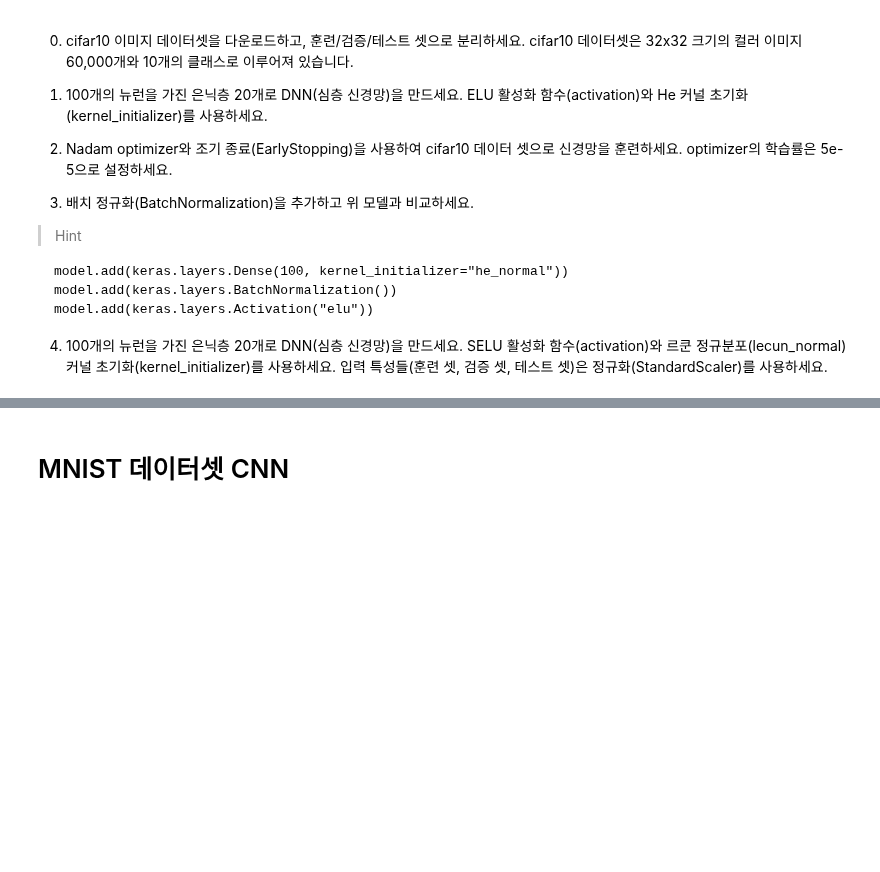
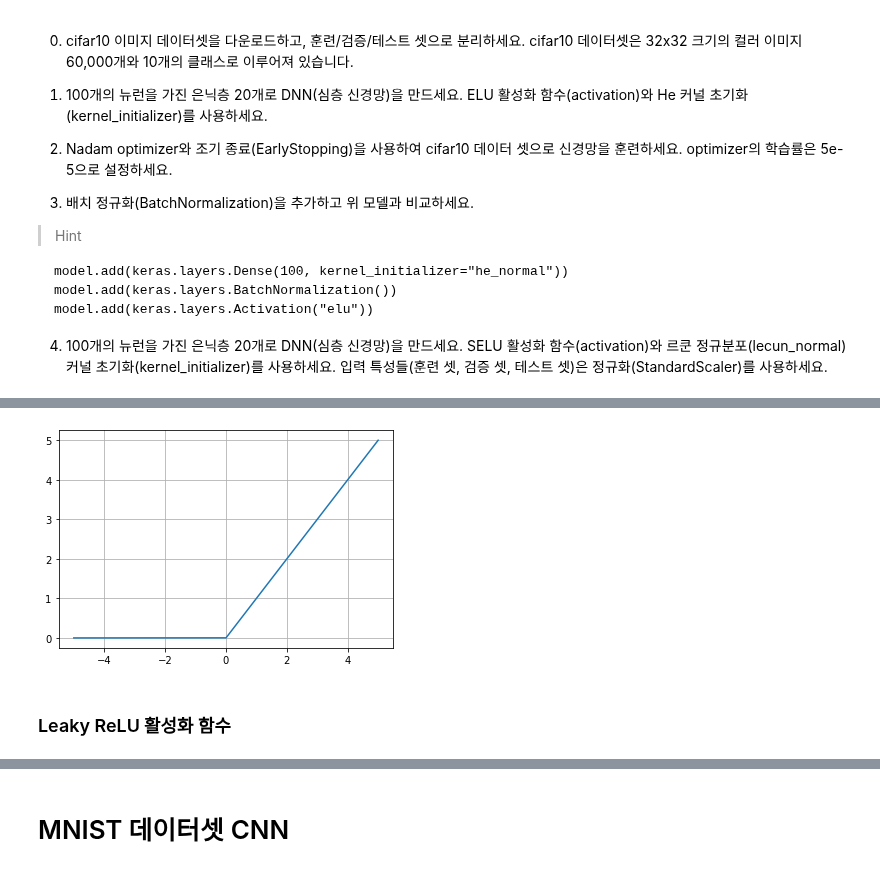
Before and after one commit to JakeOh/202011_itw_bd21, a Jupyter notebook: lab_ml/ml19_dnn_cnn_ex.ipynb, the cells around one changed output, grey strips where cells are left out. Saved outputs shown, nothing was run; the diff lists cells and outputs as text; code cells hidden in the pictures; blank space fills up the shorter version.

```diff
--- a/lab_ml/ml19_dnn_cnn_ex.ipynb
+++ b/lab_ml/ml19_dnn_cnn_ex.ipynb
@@ -25,0 +141,13 @@ model.add(keras.layers.Activation("elu"))
+# %%
+def relu(x):
+    return np.maximum(x, 0)
+# %%
+x = np.arange(-5, 5, 0.001)
+y = relu(x)
+plt.plot(x, y)
+plt.grid()
+plt.show()
+# %% [output]
+[figure, added]
+# %% [markdown]
+### Leaky ReLU 활성화 함수
```
Also changed, not shown: parts of 38 cells of this notebook.
